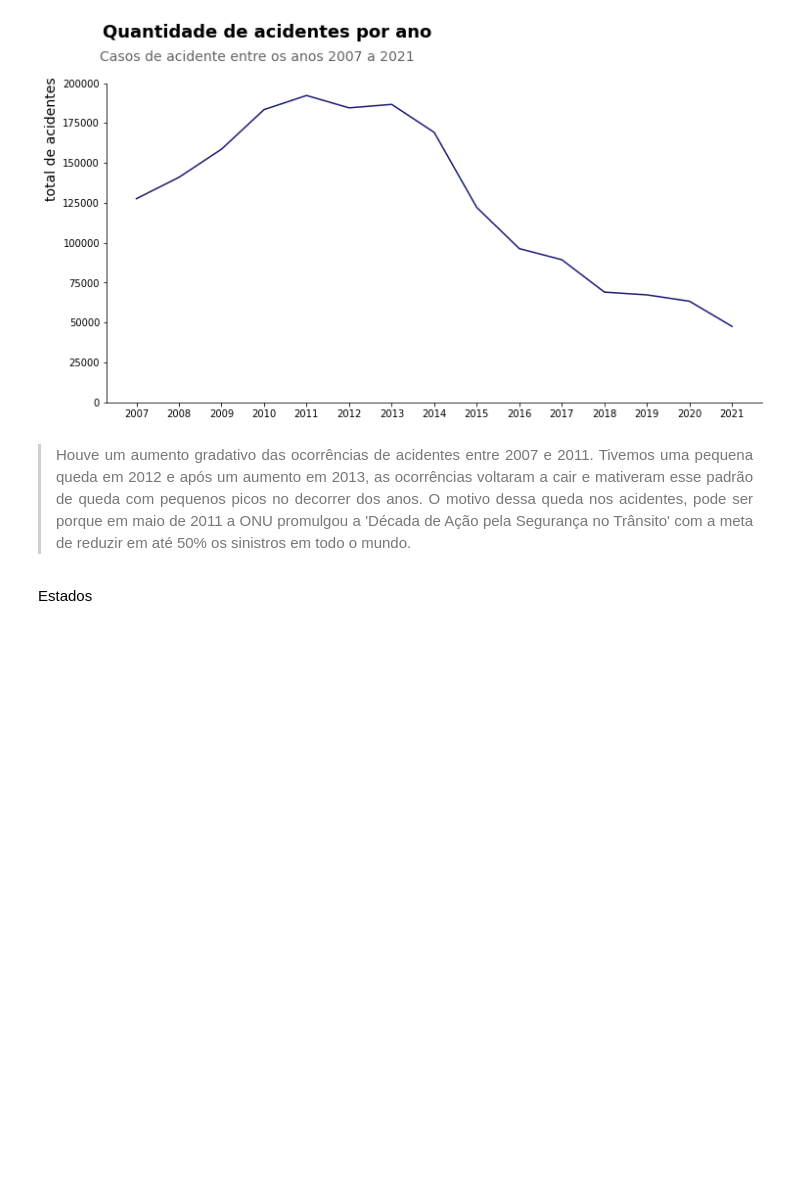
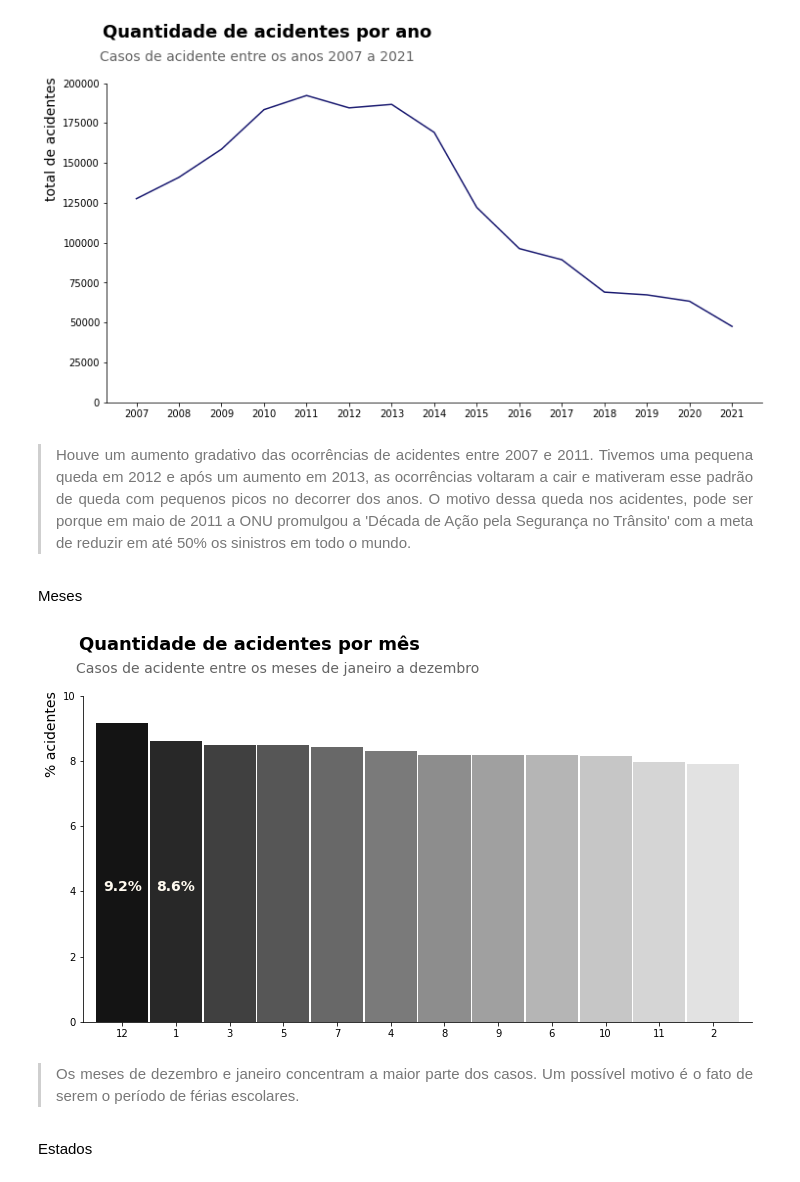
Before and after one commit to LilianeAquino/aed_projeto_1_revisitado, a Jupyter notebook: template.ipynb, the cells around one changed output. Drawn from its saved outputs; the diff is of its cells as text; code cells hidden in the pictures; blank space fills up the shorter version.

```diff
--- a/template.ipynb
+++ b/template.ipynb
@@ -183,6 +199,27 @@ plt.show()
 [figure]
 # %% [markdown]
 > <p style='text-align: justify;'><font size=2.85>Houve um aumento gradativo das ocorrências de acidentes entre 2007 e 2011. Tivemos uma pequena queda em 2012 e após um aumento em 2013, as ocorrências voltaram a cair e mativeram esse padrão de queda com pequenos picos no decorrer dos anos. O motivo dessa queda nos acidentes, pode ser porque em maio de 2011 a ONU promulgou a 'Década de Ação pela Segurança no Trânsito' com a meta de reduzir em até 50% os sinistros em todo o mundo.</font></p>
+# %% [markdown]
+Meses
+# %%
+suptitle = 'Quantidade de acidentes por mês'
+title = 'Casos de acidente entre os meses de janeiro a dezembro'
+
+percentual = round(df['mes'].value_counts(normalize=True) * 100, 2)
+percentual.plot.bar(width=0.97, figsize=(12, 6), rot=False, color=sns.color_palette('Greys_r', n_colors=14)).spines[['top', 'right']].set_visible(False)
+plt.suptitle(suptitle, fontsize=18, y=1.02, horizontalalignment='left', x=0.12, color='black', weight='bold')
+plt.title(title, fontsize=14, color='#646464', y=1.05, loc='left', x=-0.01)
+plt.ylabel('% acidentes', fontsize=14, horizontalalignment='left', y=0.75)
+plt.grid(False)
+plt.text(0, 4, '9.2%', fontsize=14, color='#FFFAF0', weight='bold', horizontalalignment='center')
+plt.text(1, 4, '8.6%', fontsize=14, color='#FFFAF0', weight='bold', horizontalalignment='center')
+plt.xlabel(None)
+plt.ylim(0, 10)
+plt.show()
+# %% [output]
+[figure, added]
+# %% [markdown]
+> <p style='text-align: justify;'><font size=2.85>Os meses de dezembro e janeiro concentram a maior parte dos casos. Um possível motivo é o fato de serem o período de férias escolares.</font></p>
 # %% [markdown]
 Estados
 # %%
```
Also changed, not shown: parts of 32 cells of this notebook, 1 other file.
